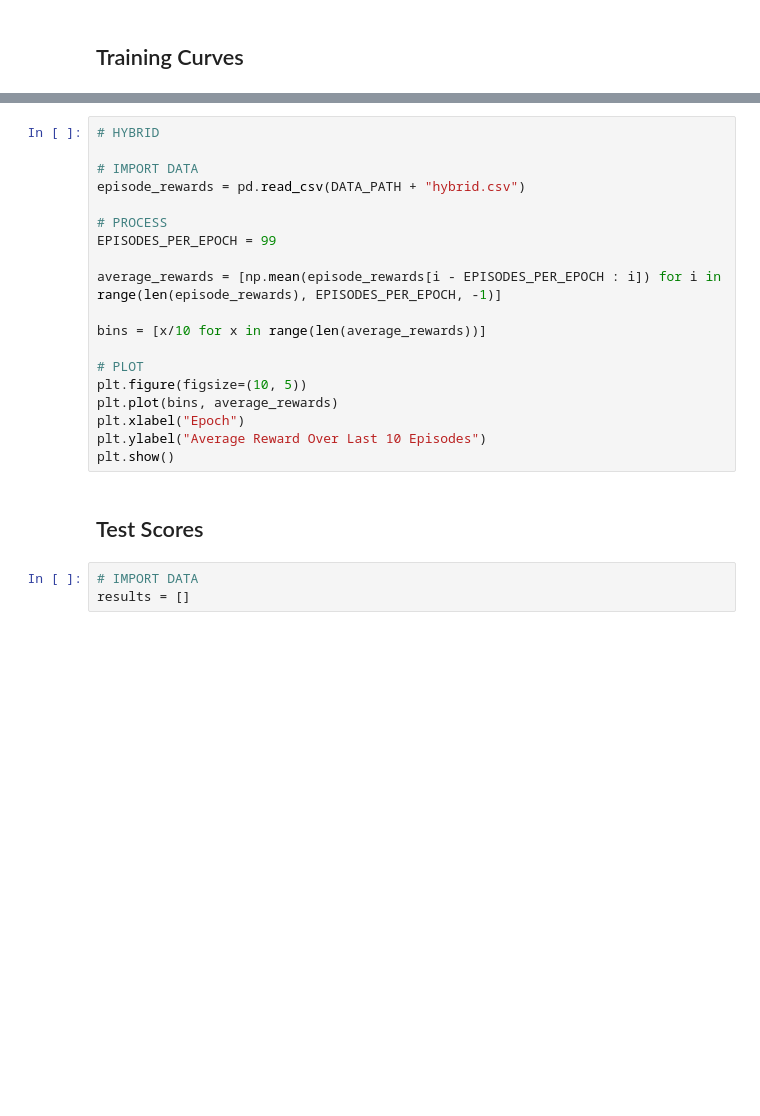
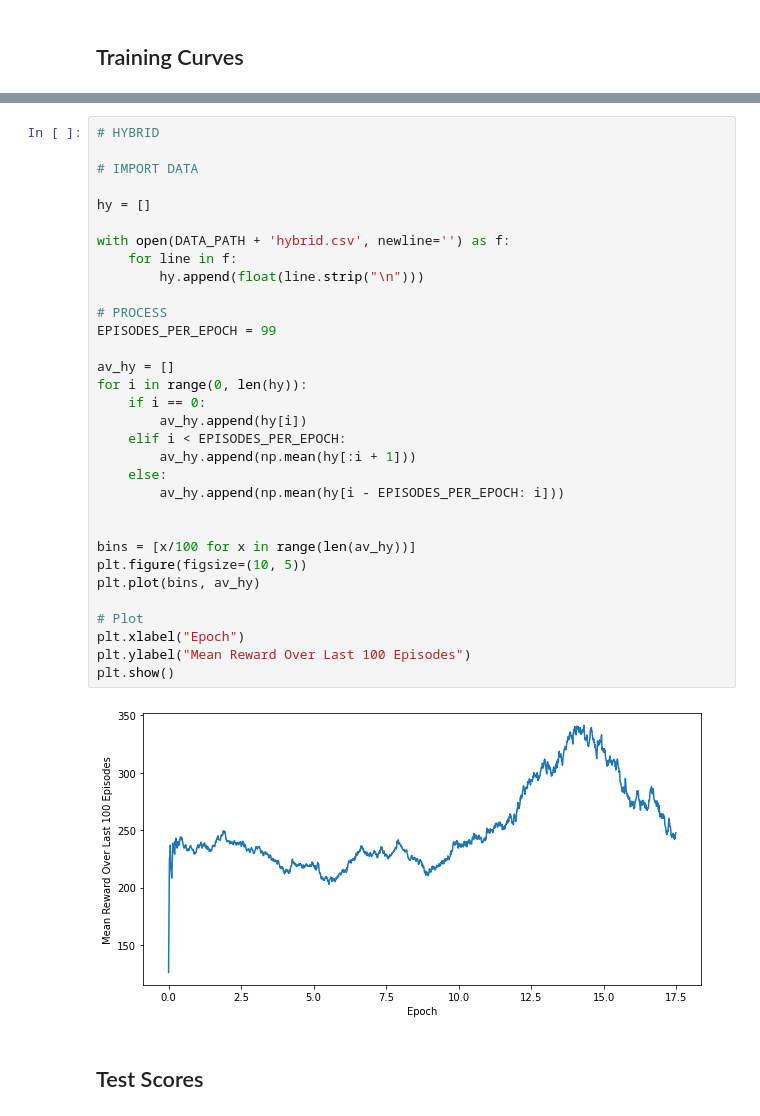
Before and after one commit to Mezuah4/CS4049_Atari_Assault, a Jupyter notebook: Analysis.ipynb, the cells around one changed output, grey strips where cells are left out. Cells and saved outputs as stored; diff of their text form; blank space fills up the shorter version.

```diff
--- a/Analysis.ipynb
+++ b/Analysis.ipynb
@@ -57,24 +115,36 @@ plt.show()
 # %%
 # HYBRID
 
 # IMPORT DATA
-episode_rewards = pd.read_csv(DATA_PATH + "hybrid.csv")
+
+hy = []
+
+with open(DATA_PATH + 'hybrid.csv', newline='') as f:
+    for line in f:
+        hy.append(float(line.strip("\n")))
 
 # PROCESS
 EPISODES_PER_EPOCH = 99
 
-average_rewards = [np.mean(episode_rewards[i - EPISODES_PER_EPOCH : i]) for i in range(len(episode_rewards), EPISODES_PER_EPOCH, -1)]
+av_hy = []
+for i in range(0, len(hy)):
+    if i == 0:
+        av_hy.append(hy[i])
+    elif i < EPISODES_PER_EPOCH:
+        av_hy.append(np.mean(hy[:i + 1]))
+    else:
+        av_hy.append(np.mean(hy[i - EPISODES_PER_EPOCH: i]))
 
-bins = [x/10 for x in range(len(average_rewards))]
 
-# PLOT
+bins = [x/100 for x in range(len(av_hy))]
 plt.figure(figsize=(10, 5))
-plt.plot(bins, average_rewards)
+plt.plot(bins, av_hy)
+
+# Plot
 plt.xlabel("Epoch")
-plt.ylabel("Average Reward Over Last 10 Episodes")
+plt.ylabel("Mean Reward Over Last 100 Episodes")
 plt.show()
+# %% [output]
+[figure, added]
 # %% [markdown]
 ## Test Scores
-# %%
-# IMPORT DATA
-results = []
```
Also changed, not shown: parts of 13 cells of this notebook.
